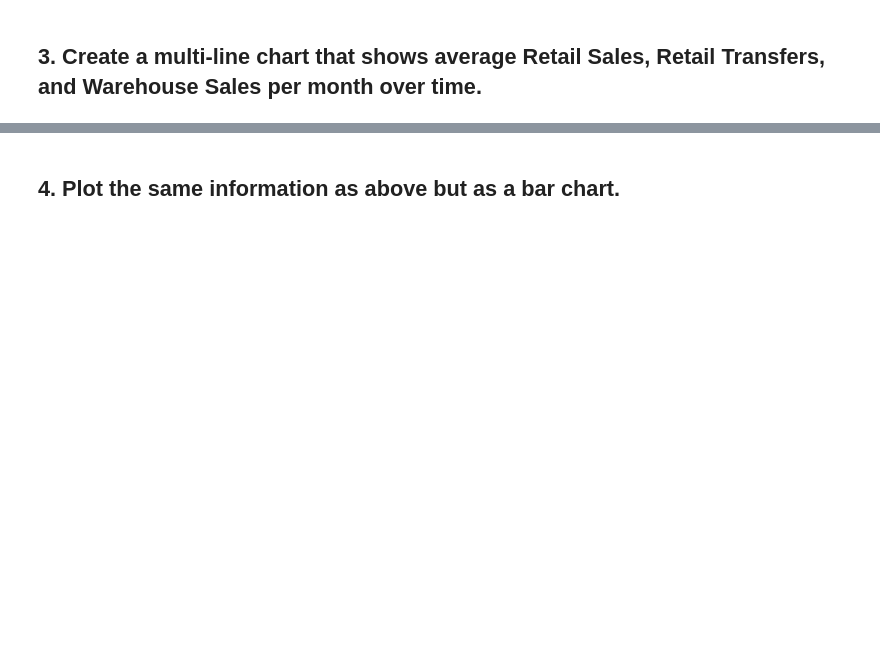
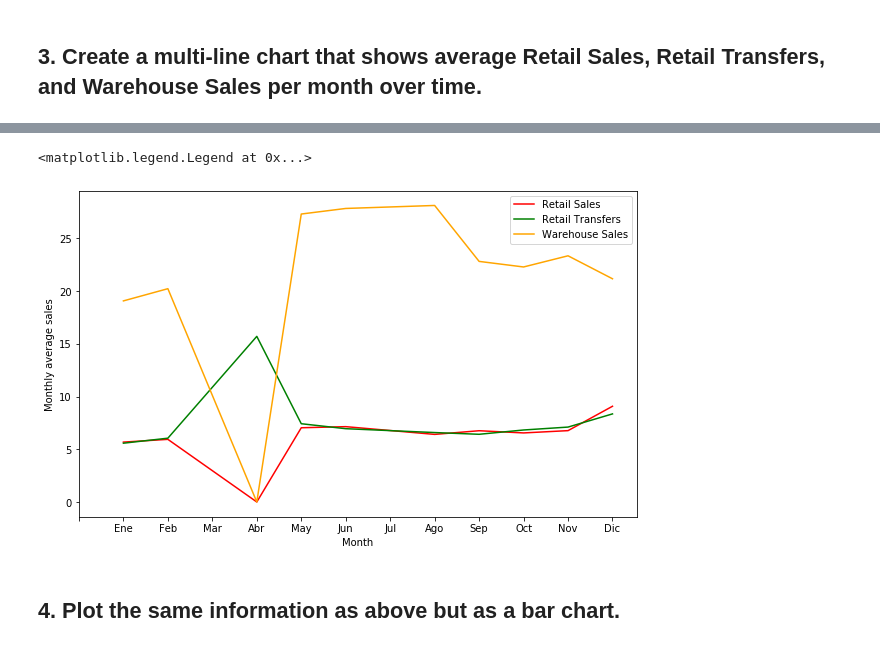
Before and after one commit to ironhack-datalabs/datamad0320, a Jupyter notebook: module-2/lab-plotting-multiple-data-series/your-code/main.ipynb, the cells around one changed output, grey strips where cells are left out. Cells and saved outputs as stored; diff of their text form; code cells hidden in the pictures; blank space fills up the shorter version.

```diff
--- a/module-2/lab-plotting-multiple-data-series/your-code/main.ipynb
+++ b/module-2/lab-plotting-multiple-data-series/your-code/main.ipynb
@@ -29,2 +52,6 @@ sadasd
 # %% [markdown]
 ## 3. Create a multi-line chart that shows average Retail Sales, Retail Transfers, and Warehouse Sales per month over time.
+# %%
+# Crear el dataset que agrupe las medias mensuales
+df_mean = data[['Month', 'RetailSales', 'RetailTransfers', 'WarehouseSales']].groupby(['Month']).mean()
+df_mean
@@ -31,2 +71,15 @@ sadasd
+# %%
+# Ploteamos la serie
+fig = plt.figure(figsize=(10,6))
+plt.plot(df_mean.RetailSales, color = 'red')
+plt.plot(df_mean.RetailTransfers, color = 'green')
+plt.plot(df_mean.WarehouseSales, color = 'orange')
+plt.xticks([i for i in range(13)], ['','Ene','Feb','Mar','Abr','May','Jun','Jul','Ago','Sep','Oct','Nov','Dic'])
+plt.xlabel('Month')
+plt.ylabel('Monthly average sales')
+plt.legend(('Retail Sales', 'Retail Transfers', 'Warehouse Sales'))
+# %% [output]
+<matplotlib.legend.Legend at 0x...>
+[figure, added]
 # %% [markdown]
 ## 4. Plot the same information as above but as a bar chart.
```
Also changed, not shown: parts of 11 cells of this notebook.
